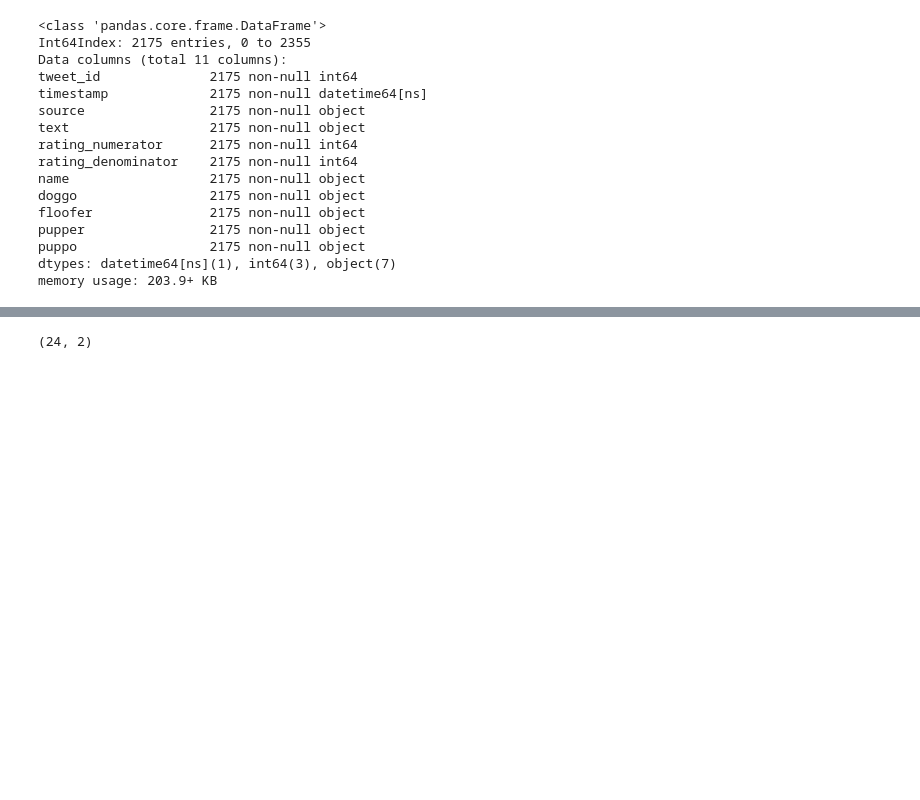
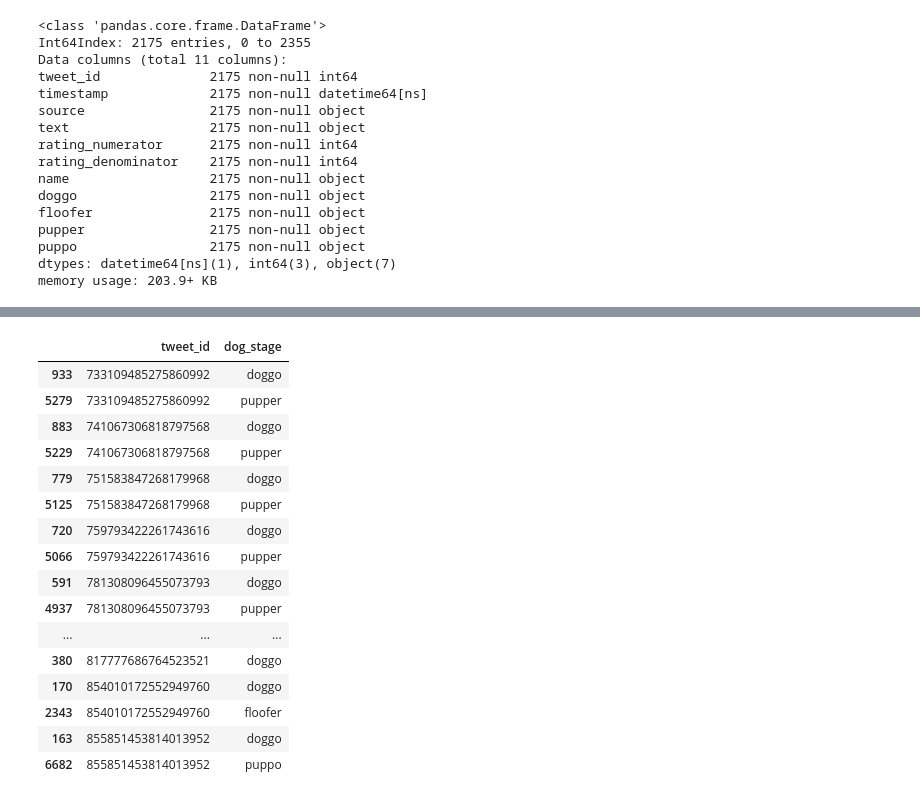
Before and after one commit to bthodla/danano, a Jupyter notebook: prj4/wrangle_act.ipynb, the cells around one changed output, grey strips where cells are left out. Saved outputs shown, nothing was run; the diff lists cells and outputs as text; code cells hidden in the pictures; blank space fills up the shorter version.

```diff
--- a/prj4/wrangle_act.ipynb
+++ b/prj4/wrangle_act.ipynb
@@ -530,13 +549,29 @@ dog_stage_df.loc[dog_stage_df[dog_stage_df['text'].str.contains('puppo ', case =
 # %%
 """
 The test below confirm that there are multiple dog stages tied to a single tweet id.
-Since I am not sure if this is good or bad data, I am going to err on the conservative side and treat it as good.
-Therefore, i am going to retain this as a separate dataset until I find evidence to the contrary
+This seems to indicate that a dog can go through multiple stages.
+Therefore, i am going to retain this as a separate dataset
 However, I am going to get rid of all rows where the dog stage is None even after fixing the quality
 """
-dog_stage_df[['tweet_id', 'dog_stage']].query('dog_stage != "None"').groupby('tweet_id').filter(lambda x: len(x) > 1).shape
+dog_stage_df[['tweet_id', 'dog_stage']].query('dog_stage != "None"').groupby('tweet_id').filter(lambda x: len(x) > 1).sort_values(by=['tweet_id'])
 # %% [output]
-(24, 2)
+|  | tweet_id | dog_stage |
+| 933 | 733109485275860992 | doggo |
+| 5279 | 733109485275860992 | pupper |
+| 883 | 741067306818797568 | doggo |
+| 5229 | 741067306818797568 | pupper |
+| 779 | 751583847268179968 | doggo |
+| 5125 | 751583847268179968 | pupper |
+| 720 | 759793422261743616 | doggo |
+| 5066 | 759793422261743616 | pupper |
+| 591 | 781308096455073793 | doggo |
+| 4937 | 781308096455073793 | pupper |
+| ... | ... | ... |
+| 380 | 817777686764523521 | doggo |
+| 170 | 854010172552949760 | doggo |
+| 2343 | 854010172552949760 | floofer |
+| 163 | 855851453814013952 | doggo |
+| 6682 | 855851453814013952 | puppo |
 # %%
 """
 We will begin with dropping the unnecessary columns
```
Also changed, not shown: parts of 8 cells of this notebook.
